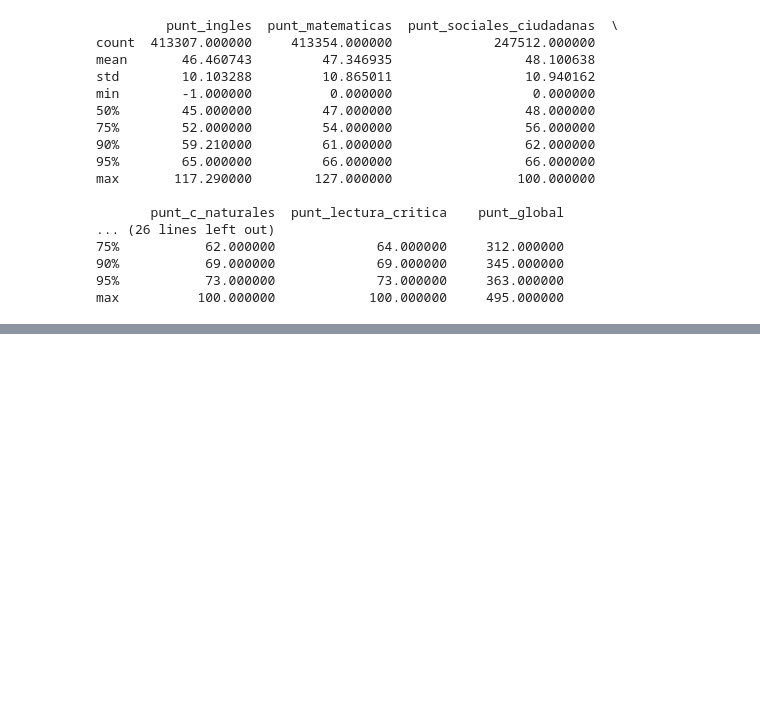
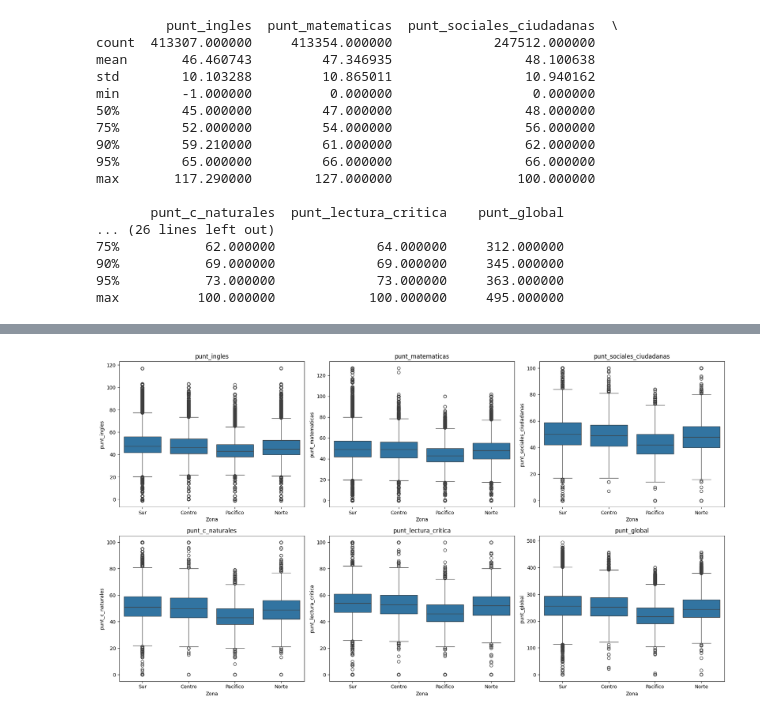
Before and after one commit to juancamilogoomezz/Proyecto-1, a Jupyter notebook: Notebook Consultas 2 Variables.ipynb, the cells around one changed output, grey strips where cells are left out. Drawn from its saved outputs; the diff is of its cells as text; code cells hidden in the pictures; blank space fills up the shorter version.

Commit message:
zonas

```diff
--- a/Notebook Consultas 2 Variables.ipynb
+++ b/Notebook Consultas 2 Variables.ipynb
@@ -636,0 +745,23 @@ max          100.000000            100.000000     495.000000
+# %%
+#sns.violinplot(data=municipios, x="Zona", y="punt_matematicas",color="lightblue")
+#sns.violinplot(data=municipios, x="Zona", y="punt_global",color="violet")
+categorias = ["punt_ingles","punt_matematicas","punt_sociales_ciudadanas","punt_c_naturales","punt_lectura_critica","punt_global"]
+fig, axes = plt.subplots(2, 3, figsize=(18,10))
+axes = axes.flatten()
+
+
+for i, cat in enumerate(categorias):
+    #print(i,cat)
+    sns.boxplot(
+        data=municipios,
+        x="Zona",
+        y=cat,
+        ax=axes[i],
+
+    )
+    axes[i].set_title(cat)
+
+plt.tight_layout()
+plt.show()
+# %% [output]
+[figure, added]
```
Also changed, not shown: parts of 3 cells of this notebook.
